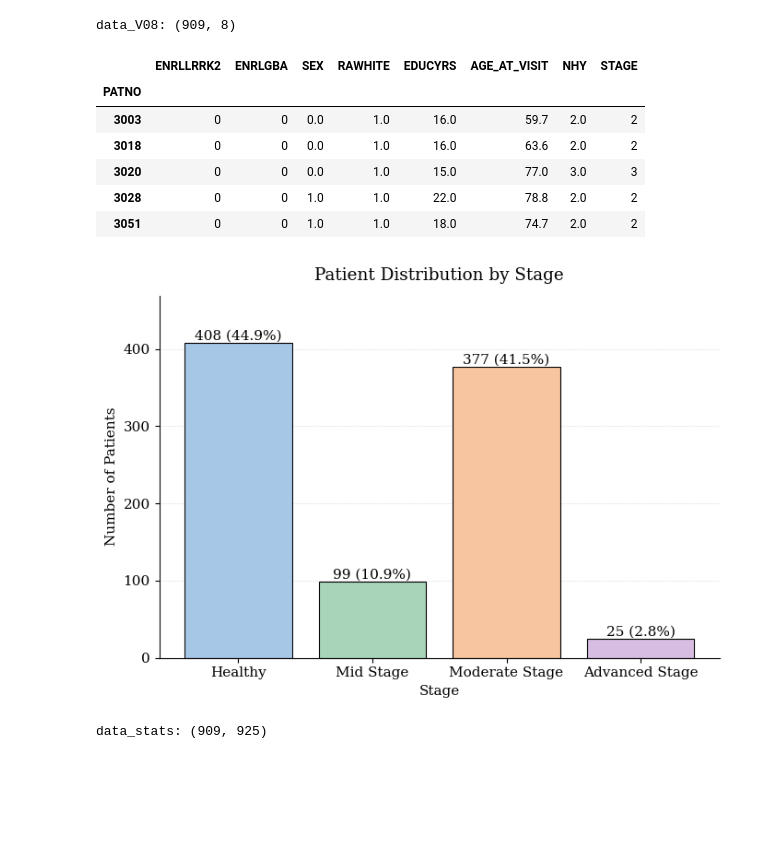
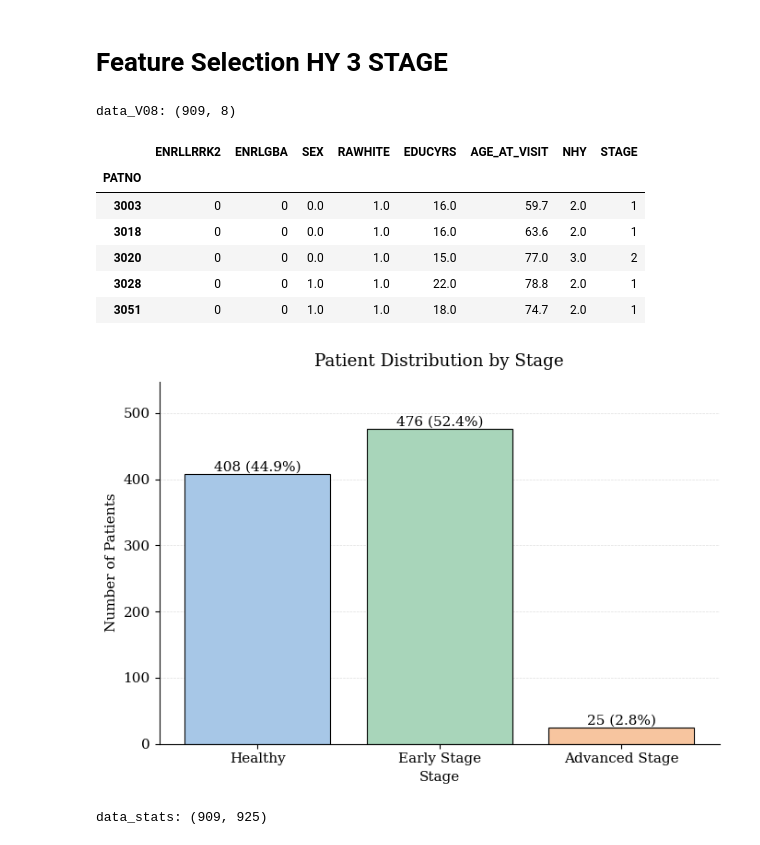
Before and after one commit to fserracrespi/PD_progression_ppmi, a Jupyter notebook: SCRIPTS/PYTHON/FEATURE SELECTION/LATE.ipynb, the cells around one changed output. Cells and saved outputs as stored; diff of their text form; code cells hidden in the pictures; blank space fills up the shorter version.

```diff
--- a/SCRIPTS/PYTHON/FEATURE SELECTION/LATE.ipynb
+++ b/SCRIPTS/PYTHON/FEATURE SELECTION/LATE.ipynb
@@ -1,11 +1,11 @@
+# %% [markdown]
+# Feature Selection HY 3 STAGE
 # %%
 import pandas as pd
 import numpy as np
 from pathlib import Path
 from sklearn.model_selection import train_test_split
 from sklearn.preprocessing import StandardScaler
-from imblearn.combine import SMOTEENN
-
 
 current_dir = Path.cwd()
 project_root = current_dir.parents[2]
@@ -15,12 +15,10 @@ data = pd.read_csv(path_data,index_col=0)
 def HY_classification(nhy):
     if nhy == 0:
         return 0  # Healthy
-    elif nhy  == 1:
+    elif nhy  in [1,2]:
         return 1  # Early Stage
-    elif nhy == 2:
-        return 2  # Mid Stage
     else:
-        return 3  # Advanced Stage
+        return 2  # Advanced Stage
 
 data["STAGE"] = data["NHY"].apply(HY_classification)
 
@@ -51,23 +49,22 @@ data_V08.head()
 data_V08: (909, 8)
 |  | ENRLLRRK2 | ENRLGBA | SEX | RAWHITE | EDUCYRS | AGE_AT_VISIT | NHY | STAGE |
 | PATNO |  |  |  |  |  |  |  |  |
-| 3003 | 0 | 0 | 0.0 | 1.0 | 16.0 | 59.7 | 2.0 | 2 |
-| 3018 | 0 | 0 | 0.0 | 1.0 | 16.0 | 63.6 | 2.0 | 2 |
-| 3020 | 0 | 0 | 0.0 | 1.0 | 15.0 | 77.0 | 3.0 | 3 |
-| 3028 | 0 | 0 | 1.0 | 1.0 | 22.0 | 78.8 | 2.0 | 2 |
-| 3051 | 0 | 0 | 1.0 | 1.0 | 18.0 | 74.7 | 2.0 | 2 |
+| 3003 | 0 | 0 | 0.0 | 1.0 | 16.0 | 59.7 | 2.0 | 1 |
+| 3018 | 0 | 0 | 0.0 | 1.0 | 16.0 | 63.6 | 2.0 | 1 |
+| 3020 | 0 | 0 | 0.0 | 1.0 | 15.0 | 77.0 | 3.0 | 2 |
+| 3028 | 0 | 0 | 1.0 | 1.0 | 22.0 | 78.8 | 2.0 | 1 |
+| 3051 | 0 | 0 | 1.0 | 1.0 | 18.0 | 74.7 | 2.0 | 1 |
 # %%
 import matplotlib.pyplot as plt
 
-# Conteo asegurando el orden 0-1-2-3
-counts = data_V08['STAGE'].value_counts().reindex([0,1,2,3], fill_value=0)
+# Conteo asegurando el orden 0-1-2
+counts = data_V08['STAGE'].value_counts().reindex([0,1,2])
 
 # Etiquetas de cada stage
 stage_labels = {
     0: "Healthy",
-    1: 'Mid Stage',
-    2: "Moderate Stage",
-    3: "Advanced Stage"
+    1: 'Early Stage',
+    2: "Advanced Stage",
 }
 
 counts_df = counts.reset_index()
@@ -83,7 +80,6 @@ color_map = {
     0: "#A7C7E7",  # azul pastel
     1: "#A8D5BA",  # verde pastel
     2: "#F7C59F",  # naranja pastel
-    3: "#D7BDE2"   # morado pastel
 }
 
 colors = [color_map[i] for i in counts_df['Stage']]
@@ -102,34 +98,34 @@ bars = ax.bar(
     edgecolor='black',
     linewidth=0.8
 )
 
 # Texto encima de las barras
 for bar, count, pct in zip(bars, counts_df['Count'], counts_df['Pct']):
     height = bar.get_height()
     ax.text(
         bar.get_x() + bar.get_width()/2,
         height,
         f"{count} ({pct:.1f}%)",
         ha='center',
         va='bottom'
     )
 
 ax.set_title("Patient Distribution by Stage", pad=12)
 ax.set_xlabel("Stage")
 ax.set_ylabel("Number of Patients")
 
 # Estilo limpio
 ax.spines['top'].set_visible(False)
 ax.spines['right'].set_visible(False)
 ax.yaxis.grid(True, linestyle='--', linewidth=0.5, alpha=0.4)
 ax.set_axisbelow(True)
 
 ax.set_ylim(0, counts_df['Count'].max()*1.15)
 
 plt.tight_layout()
 plt.show()
 # %% [output]
-[figure, old version]
+[figure, new version]
 # %%
 print("data_stats:", data_stats.shape)
 data_stats.head()
```
Also changed, not shown: parts of 76 cells of this notebook, 33 other files.
